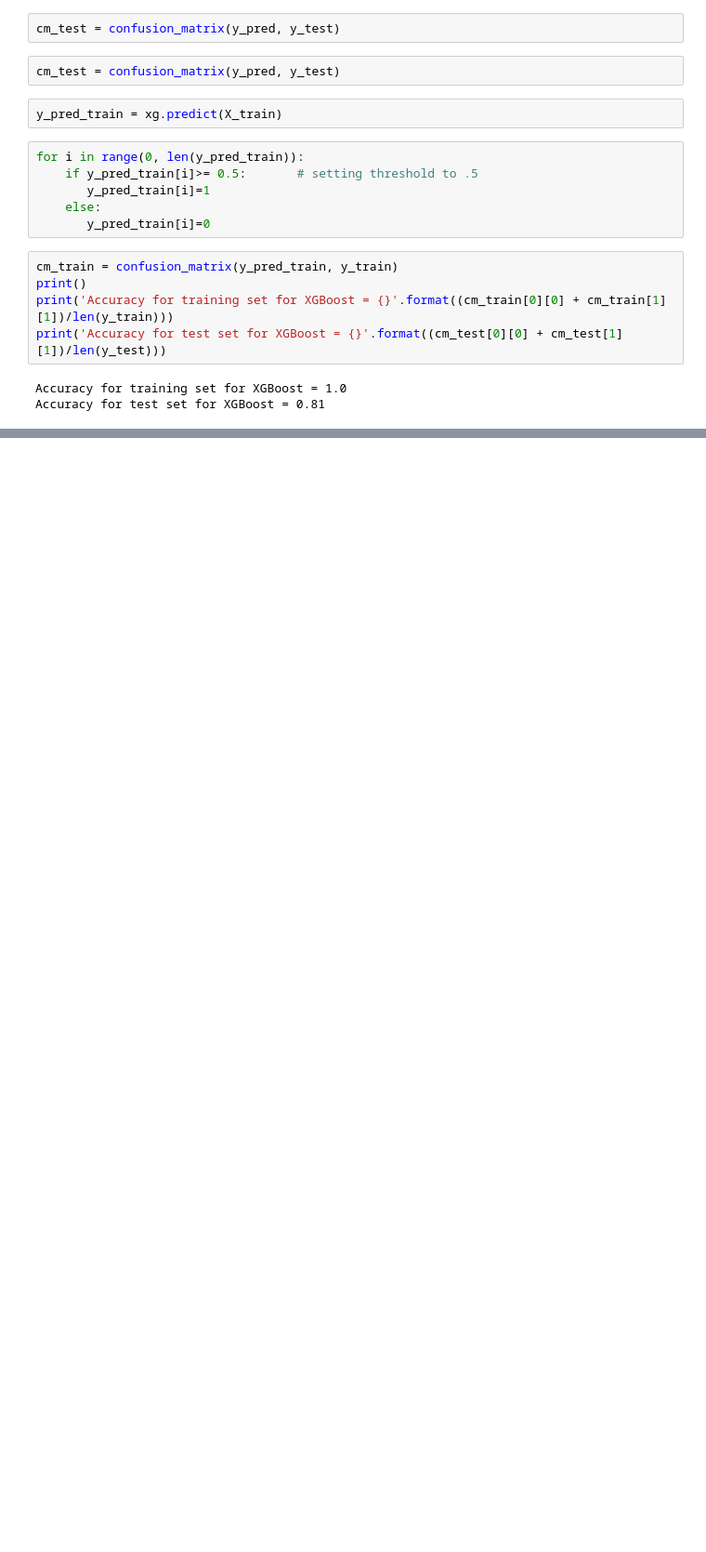
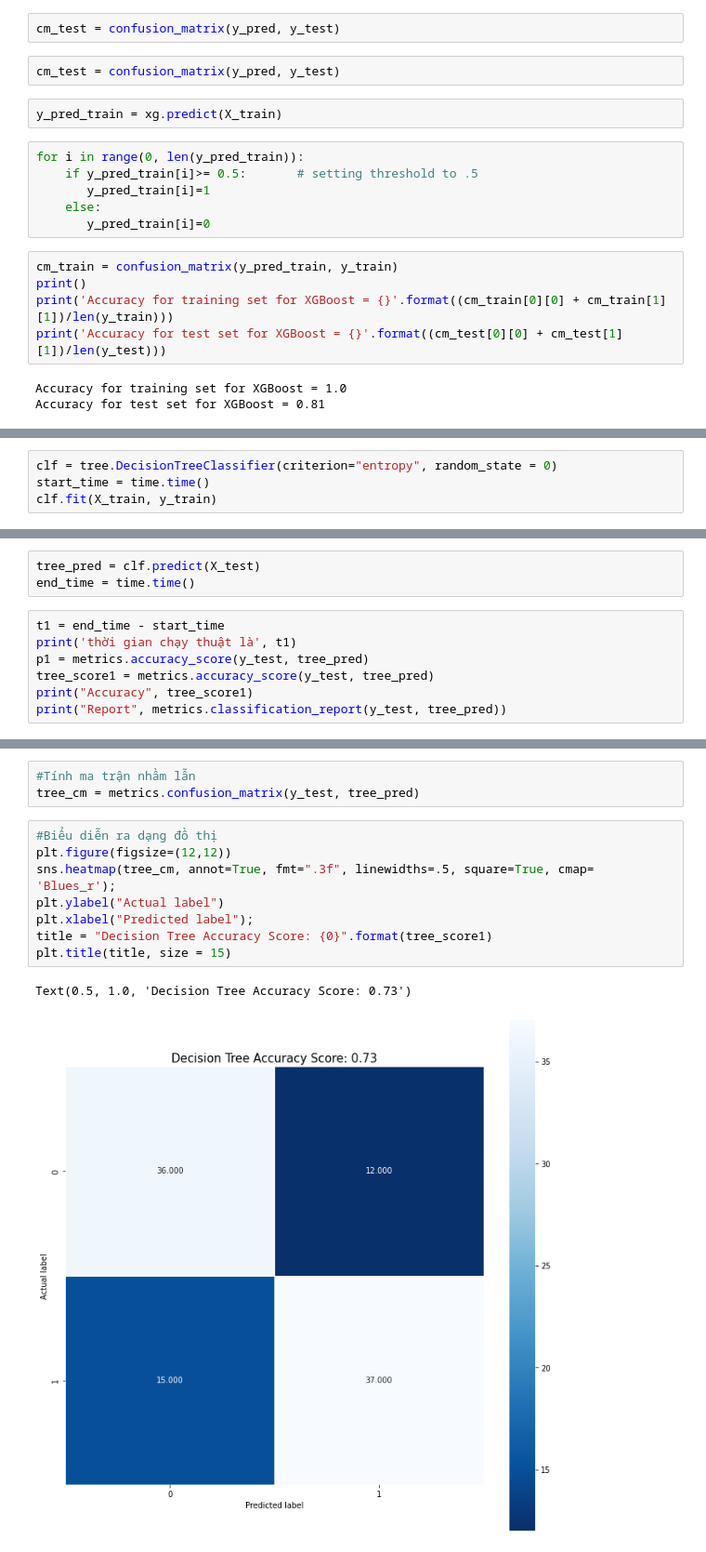
Before and after one commit to khaTruongIT/decision_system_health, a Jupyter notebook: Code.ipynb, the cells around one changed output, grey strips where cells are left out. Shown: that part at 93% size. Drawn from its saved outputs; the diff is of its cells as text; blank space fills up the shorter version.

```diff
--- a/Code.ipynb
+++ b/Code.ipynb
@@ -424,0 +427,4 @@ Accuracy for test set for XGBoost = 0.81
+# %%
+clf = tree.DecisionTreeClassifier(criterion="entropy", random_state = 0)
+start_time = time.time()
+clf.fit(X_train, y_train)
@@ -424,0 +433,10 @@ Accuracy for test set for XGBoost = 0.81
+# %%
+tree_pred = clf.predict(X_test)
+end_time = time.time()
+# %%
+t1 = end_time - start_time
+print('thời gian chạy thuật là', t1)
+p1 = metrics.accuracy_score(y_test, tree_pred)
+tree_score1 = metrics.accuracy_score(y_test, tree_pred)
+print("Accuracy", tree_score1)
+print("Report", metrics.classification_report(y_test, tree_pred))
@@ -424,0 +454,14 @@ Accuracy for test set for XGBoost = 0.81
+# %%
+#Tính ma trận nhầm lẫn
+tree_cm = metrics.confusion_matrix(y_test, tree_pred)
+# %%
+#Biểu diễn ra dạng đồ thị
+plt.figure(figsize=(12,12))
+sns.heatmap(tree_cm, annot=True, fmt=".3f", linewidths=.5, square=True, cmap= 'Blues_r');
+plt.ylabel("Actual label")
+plt.xlabel("Predicted label");
+title = "Decision Tree Accuracy Score: {0}".format(tree_score1)
+plt.title(title, size = 15)
+# %% [output]
+Text(0.5, 1.0, 'Decision Tree Accuracy Score: 0.73')
+[figure, added]
```
Also changed, not shown: parts of 27 cells of this notebook, 1 other file.
